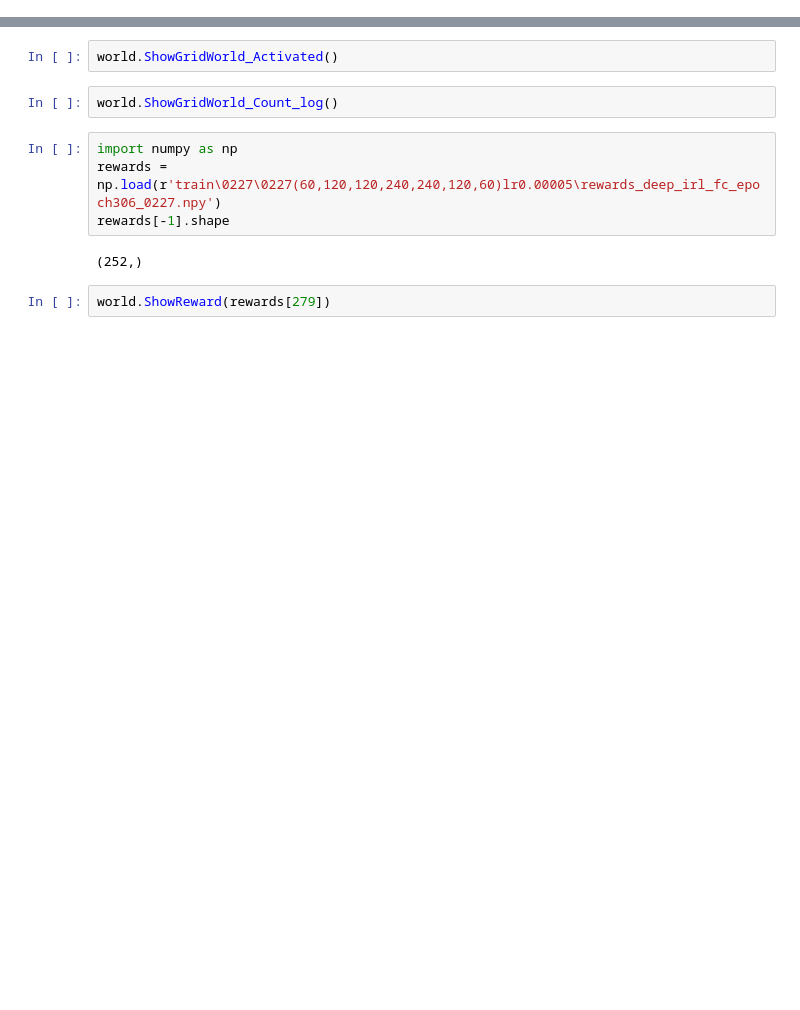
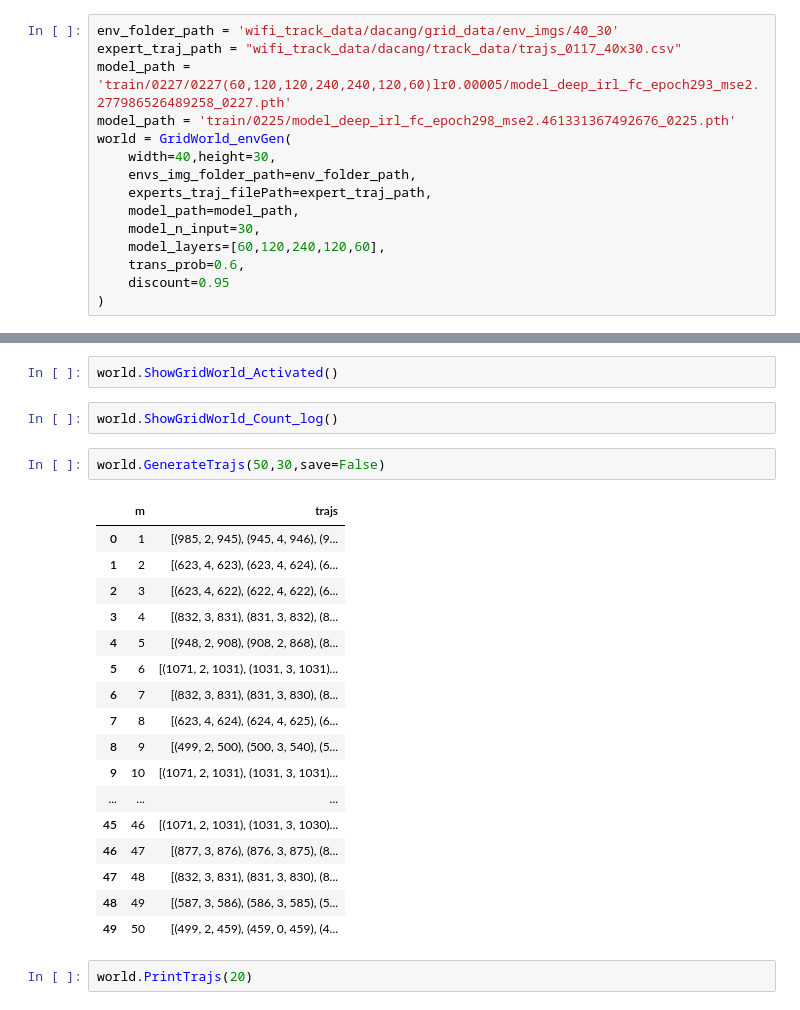
Before and after one commit to RickH-Arch/MEIRL-GAIL-Behavior-Cloning, a Jupyter notebook: 8_DMEIRL_eval.ipynb, the cells around one changed output, grey strips where cells are left out. Cells and saved outputs as stored; diff of their text form; blank space fills up the shorter version.

```diff
--- a/8_DMEIRL_eval.ipynb
+++ b/8_DMEIRL_eval.ipynb
@@ -17,0 +7,15 @@ Get experts trajs num:1343
+# %%
+env_folder_path = 'wifi_track_data/dacang/grid_data/env_imgs/40_30'
+expert_traj_path = "wifi_track_data/dacang/track_data/trajs_0117_40x30.csv"
+model_path = 'train/0227/0227(60,120,120,240,240,120,60)lr0.00005/model_deep_irl_fc_epoch293_mse2.277986526489258_0227.pth'
+model_path = 'train/0225/model_deep_irl_fc_epoch298_mse2.461331367492676_0225.pth'
+world = GridWorld_envGen(
+    width=40,height=30,
+    envs_img_folder_path=env_folder_path,
+    experts_traj_filePath=expert_traj_path,
+    model_path=model_path,
+    model_n_input=30,
+    model_layers=[60,120,240,120,60],
+    trans_prob=0.6,
+    discount=0.95
+)
@@ -19,11 +35,25 @@ Get experts trajs num:1343
 world.ShowGridWorld_Activated()
 # %%
 world.ShowGridWorld_Count_log()
-# %%
-import numpy as np
-rewards = np.load(r'train\0227\0227(60,120,120,240,240,120,60)lr0.00005\rewards_deep_irl_fc_epoch306_0227.npy')
-rewards[-1].shape
-# %% [output]
-(252,)
-# %%
-world.ShowReward(rewards[279])
+# %%
+world.GenerateTrajs(50,30,save=False)
+# %% [output]
+|  | m | trajs |
+| 0 | 1 | [(985, 2, 945), (945, 4, 946), (9... |
+| 1 | 2 | [(623, 4, 623), (623, 4, 624), (6... |
+| 2 | 3 | [(623, 4, 622), (622, 4, 622), (6... |
+| 3 | 4 | [(832, 3, 831), (831, 3, 832), (8... |
+| 4 | 5 | [(948, 2, 908), (908, 2, 868), (8... |
+| 5 | 6 | [(1071, 2, 1031), (1031, 3, 1031)... |
+| 6 | 7 | [(832, 3, 831), (831, 3, 830), (8... |
+| 7 | 8 | [(623, 4, 624), (624, 4, 625), (6... |
+| 8 | 9 | [(499, 2, 500), (500, 3, 540), (5... |
+| 9 | 10 | [(1071, 2, 1031), (1031, 3, 1031)... |
+| ... | ... | ... |
+| 45 | 46 | [(1071, 2, 1031), (1031, 3, 1030)... |
+| 46 | 47 | [(877, 3, 876), (876, 3, 875), (8... |
+| 47 | 48 | [(832, 3, 831), (831, 3, 830), (8... |
+| 48 | 49 | [(587, 3, 586), (586, 3, 585), (5... |
+| 49 | 50 | [(499, 2, 459), (459, 0, 459), (4... |
+# %%
+world.PrintTrajs(20)
```
Also changed, not shown: parts of 6 cells of this notebook, 3 other files.
